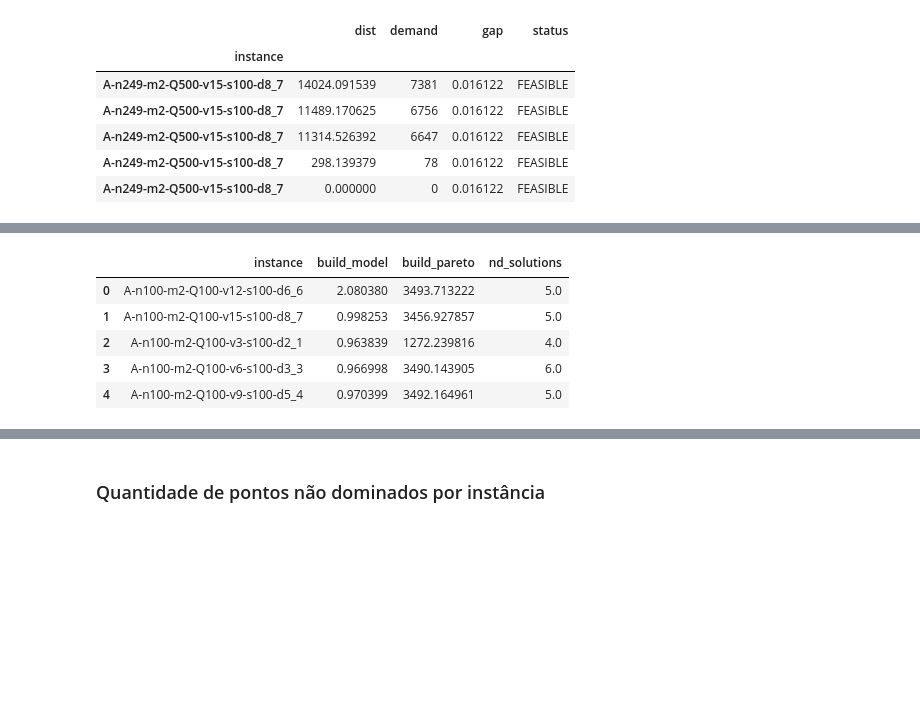
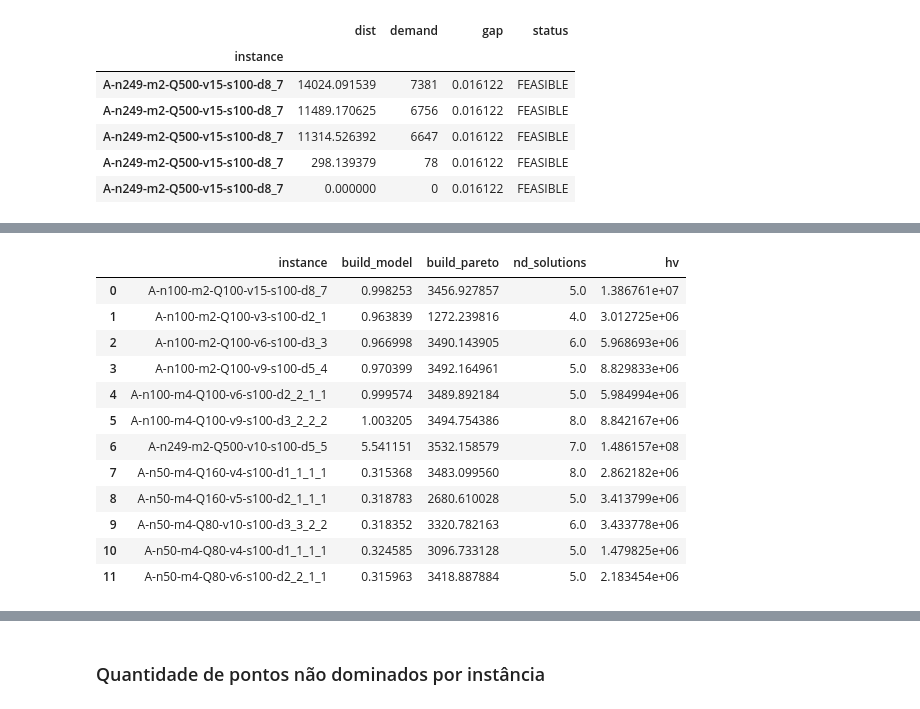
Before and after one commit to seoruosa/mestrado, a Jupyter notebook: roteamento-carretas-da-mamografia/notebooks/gerando-reports.ipynb, the cells around one changed output, grey strips where cells are left out. Saved outputs shown, nothing was run; the diff lists cells and outputs as text; code cells hidden in the pictures; blank space fills up the shorter version.

```diff
--- a/roteamento-carretas-da-mamografia/notebooks/gerando-reports.ipynb
+++ b/roteamento-carretas-da-mamografia/notebooks/gerando-reports.ipynb
@@ -104,7 +146,7 @@ model_folderpath = "../project/resultados/exp_20220927/"
 nsga_folderpath = "../project/resultados/exp_20221005/n50/"
 
 
-df_nsga = nsga_output_to_df(nsga_folderpath)
+# df_nsga = nsga_output_to_df(nsga_folderpath)
 
 instances = list(set(df_nsga.name.values))
 for instance in instances:
@@ -120,12 +162,15 @@ for instance in instances:
     ref_point = [float(v) for v in df_nsga[df_nsga.name == instance].ref_point.values[0].split(',')]
     hv_model = mo.hypervolume(pop, ref_point)
 
-    df_nsga[df_nsga.name == instance].boxplot(column=['hv', 'hv_post_proc'], figsize=(3, 4))
+    df_nsga[df_nsga.name == instance].boxplot(column=['hv', 'hv_post_proc'], figsize=(4, 6))
 
-    plt.axhline(y=hv_model, color='#ff3300', linestyle='--', linewidth=1, label='Model Hypervolume')
+    plt.axhline(y=hv_model, color='#ff3300', linestyle='--', linewidth=1, label='Método Exato')
     plt.title(instance)
 
     plt.tight_layout()
+    plt.legend(loc='lower right')
 
+    plt.savefig(f"{instance}.pdf")
     plt.show()
+#     break
 # %% [output]
@@ -244,34 +331,68 @@ df_out.head()
 # %%
 import src.mo as mo
 
+def model_logs_to_df(search_path):
+    """
+    Usage:
+        search_path = '../project/resultados/exp_20220927/exp_*.log'
+        df_model = model_logs_to_df(search_path)
+    """
+
+    frames = []
+    for filepath in glob.glob(search_path):
+        frames.append(parser_result_exp(filepath))
+
+    df_model = pd.concat(frames)
+    return df_model
+
+def calc_hv_nd_df(df_model, df_pareto_model, df_nsga):
+    instances = df_model.instance.values
+
+    nsga_instances = list(set(df_nsga.name.values))
+
+    number_of_non_dominated = []
+    model_hv_list = []
+    for instance in instances:
+        try:
+            pop = df_pareto_model.loc[instance, ['dist', 'demand']].values*[1, -1]
+            non_dom, _ = mo.no_dominated(pop)
+            number_of_non_dominated.append(len(non_dom))
+
+            if instance in nsga_instances:
+                ref_point = [float(v) for v in df_nsga[df_nsga.name == instance].ref_point.values[0].split(',')]
+                hv_model = mo.hypervolume(pop, ref_point)
+                model_hv_list.append(hv_model)
+            else:
+                model_hv_list.append(None)
+        except:
+            number_of_non_dominated.append(None)
+            model_hv_list.append(None)
+
+    df_model['nd_solutions'] = number_of_non_dominated
+    df_model['hv'] = model_hv_list
+
+    return df_model
+
 search_path = '../project/resultados/exp_20220927/exp_*.log'
+df_model = model_logs_to_df(search_path)
 
-frames = []
-for filepath in glob.glob(search_path):
-    frames.append(parser_result_exp(filepath))
-
-df_model = pd.concat(frames)
 
 model_folderpath = "../project/resultados/exp_20220927/"
 df_pareto_model = model_pareto_folder_to_df(model_folderpath)
 
-instances = df_model.instance.values
-
-number_of_non_dominated = []
-for instance in instances:
-    try:
-        pop = df_pareto_model.loc[instance, ['dist', 'demand']].values*[1, -1]
-        non_dom, _ = mo.no_dominated(pop)
-        number_of_non_dominated.append(len(non_dom))
-    except:
-        number_of_non_dominated.append(None)
-
-df_model['nd_solutions'] = number_of_non_dominated
-df_model.head()
+df_model = calc_hv_nd_df(df_model, df_pareto_model, df_nsga).dropna().reset_index().drop(columns=['index'])
+df_model
 # %% [output]
-|  | instance | build_model | build_pareto | nd_solutions |
-| 0 | A-n100-m2-Q100-v12-s100-d6_6 | 2.080380 | 3493.713222 | 5.0 |
-| 1 | A-n100-m2-Q100-v15-s100-d8_7 | 0.998253 | 3456.927857 | 5.0 |
-| 2 | A-n100-m2-Q100-v3-s100-d2_1 | 0.963839 | 1272.239816 | 4.0 |
-| 3 | A-n100-m2-Q100-v6-s100-d3_3 | 0.966998 | 3490.143905 | 6.0 |
-| 4 | A-n100-m2-Q100-v9-s100-d5_4 | 0.970399 | 3492.164961 | 5.0 |
+|  | instance | build_model | build_pareto | nd_solutions | hv |
+| 0 | A-n100-m2-Q100-v15-s100-d8_7 | 0.998253 | 3456.927857 | 5.0 | 1.386761e+07 |
+| 1 | A-n100-m2-Q100-v3-s100-d2_1 | 0.963839 | 1272.239816 | 4.0 | 3.012725e+06 |
+| 2 | A-n100-m2-Q100-v6-s100-d3_3 | 0.966998 | 3490.143905 | 6.0 | 5.968693e+06 |
+| 3 | A-n100-m2-Q100-v9-s100-d5_4 | 0.970399 | 3492.164961 | 5.0 | 8.829833e+06 |
+| 4 | A-n100-m4-Q100-v6-s100-d2_2_1_1 | 0.999574 | 3489.892184 | 5.0 | 5.984994e+06 |
+| 5 | A-n100-m4-Q100-v9-s100-d3_2_2_2 | 1.003205 | 3494.754386 | 8.0 | 8.842167e+06 |
+| 6 | A-n249-m2-Q500-v10-s100-d5_5 | 5.541151 | 3532.158579 | 7.0 | 1.486157e+08 |
+| 7 | A-n50-m4-Q160-v4-s100-d1_1_1_1 | 0.315368 | 3483.099560 | 8.0 | 2.862182e+06 |
+| 8 | A-n50-m4-Q160-v5-s100-d2_1_1_1 | 0.318783 | 2680.610028 | 5.0 | 3.413799e+06 |
+| 9 | A-n50-m4-Q80-v10-s100-d3_3_2_2 | 0.318352 | 3320.782163 | 6.0 | 3.433778e+06 |
+| 10 | A-n50-m4-Q80-v4-s100-d1_1_1_1 | 0.324585 | 3096.733128 | 5.0 | 1.479825e+06 |
+| 11 | A-n50-m4-Q80-v6-s100-d2_2_1_1 | 0.315963 | 3418.887884 | 5.0 | 2.183454e+06 |
```
Also changed, not shown: parts of 15 cells of this notebook, 7 other files.
